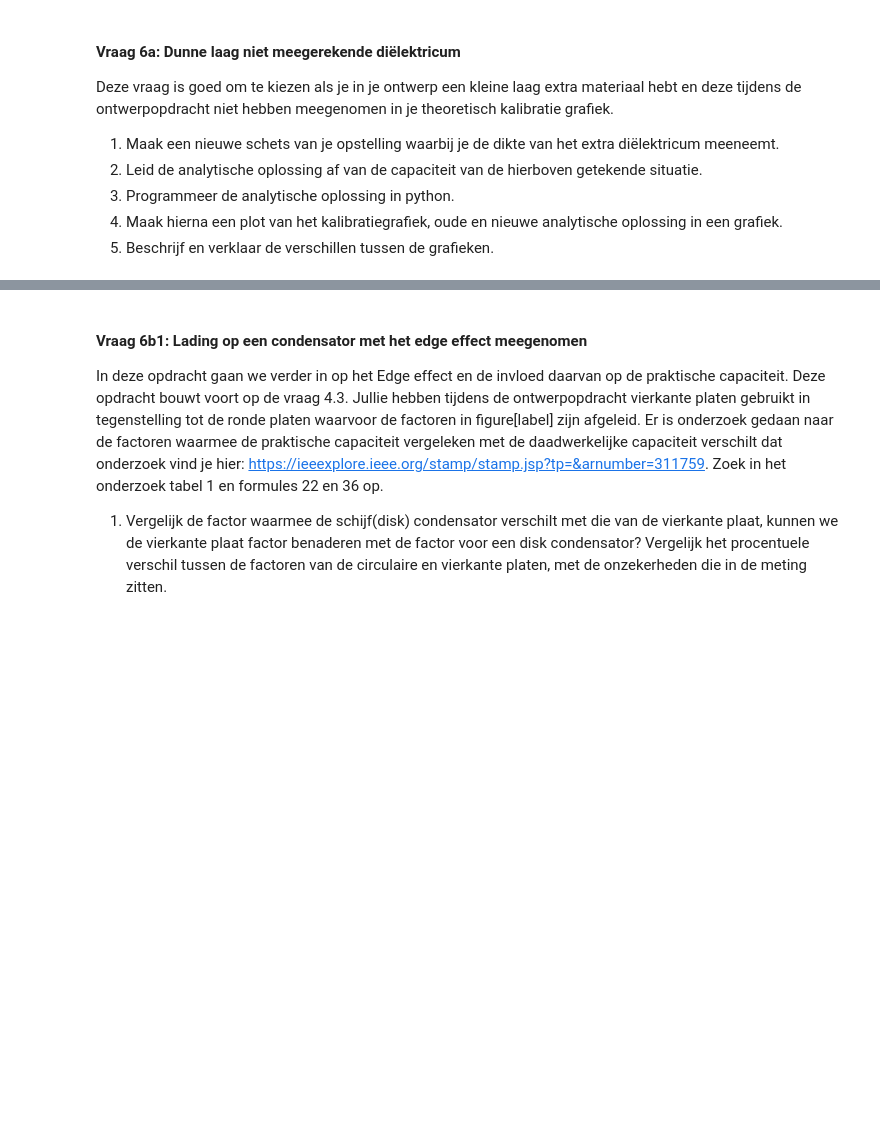
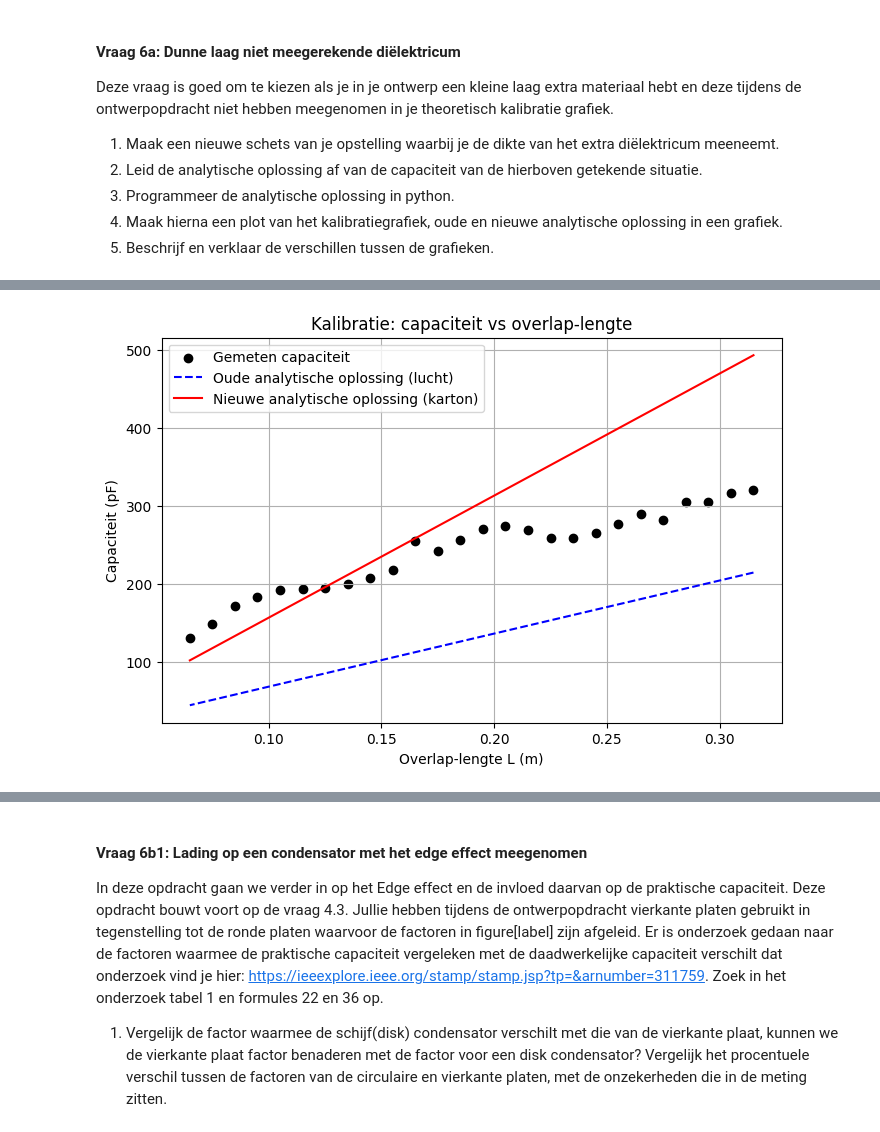
Before and after one commit to tkijlstra/mijn-opdrachten-DEF-D, a Jupyter notebook: DigitaleOntwerpopdrachten/1CondensatorOpdracht/CondensatorOntwerpopdracht.ipynb, the cells around one changed output, grey strips where cells are left out. Saved outputs shown, nothing was run; the diff lists cells and outputs as text; code cells hidden in the pictures; blank space fills up the shorter version.

```diff
--- a/DigitaleOntwerpopdrachten/1CondensatorOpdracht/CondensatorOntwerpopdracht.ipynb
+++ b/DigitaleOntwerpopdrachten/1CondensatorOpdracht/CondensatorOntwerpopdracht.ipynb
@@ -1187,10 +1211,38 @@ Deze vraag is goed om te kiezen als je in je ontwerp een kleine laag extra mater
 # %%
 # Schrijf hier de code voor je oplossing. Gebruik hier je eerder gemaakte functies
 # def condensator_extra_laag(#jouw variabelen): # Schrijf hier jouw functie
     ## je functie
 
+import numpy as np
+import matplotlib.pyplot as plt
+epsilon0 = 8.854e-12  # F/m
+b = 0.10              # m
+d = 0.0013            # m (1.3 mm)
+lengtes_verb = np.ones([26])*0.315-np.array([0,1,2,3,4,5,6,7,8,9,10,11,12,13,14,15,16,17,18,19,20,21,22,23,24,25])*0.01 #m
+capaciteiten_verb = np.array([320.4,316.0,304.7,304.7,282.6,289.6,277.3,265.8,259.0,259.0,269.7,274.0,270.3,256.2,242.2,255.0,217.5,207.0,199.6,194.2,193.6,191.9,183.3,171.0,148.5,130.2])  # pF
 
-### Maak hier je plot
+
+def vlakke_plaat(L,epislonr):
+    A = L*b
+    C = epsilon0*epislonr*A/d
+    return C
+
+C_oud = vlakke_plaat(lengtes_verb, 1.0) * 1e12   # naar pF
+C_nieuw = vlakke_plaat(lengtes_verb, 2.3) * 1e12 # naar pF
+
+
+plt.figure(figsize=(8, 5))
+plt.scatter(lengtes_verb, capaciteiten_verb, color='black', label='Gemeten capaciteit')
+plt.plot(lengtes_verb, C_oud, '--', color='blue', label='Oude analytische oplossing (lucht)')
+plt.plot(lengtes_verb, C_nieuw, '-', color='red', label='Nieuwe analytische oplossing (karton)')
+plt.xlabel('Overlap-lengte L (m)')
+plt.ylabel('Capaciteit (pF)')
+plt.title('Kalibratie: capaciteit vs overlap-lengte')
+plt.grid(True)
+plt.legend()
+plt.show()
+# %% [output]
+[figure, added]
 # %% [markdown]
 ##### Antwoorden 6a
 
```
Also changed, not shown: parts of 3 cells of this notebook, 3 other files.
